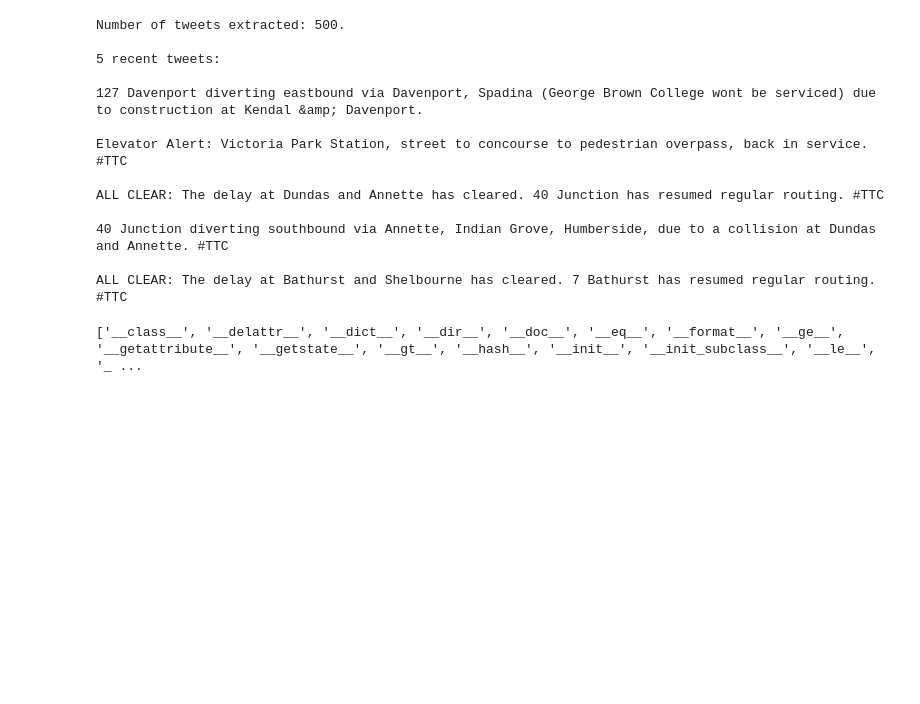
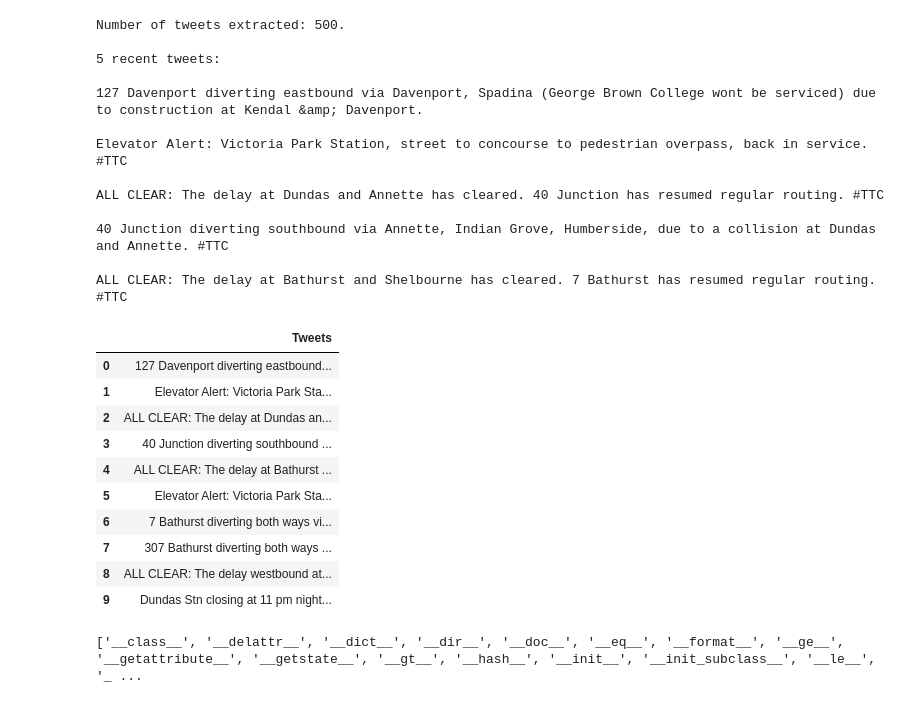
Before and after one commit to myles/notebooks-2020, a Jupyter notebook: 2017-09-17-sentiment-analysis-of-tweets/ttcnotices.ipynb, the cells around one changed output. Cells and saved outputs as stored; diff of their text form; code cells hidden in the pictures; blank space fills up the shorter version.

```diff
--- a/2017-09-17-sentiment-analysis-of-tweets/ttcnotices.ipynb
+++ b/2017-09-17-sentiment-analysis-of-tweets/ttcnotices.ipynb
@@ -60,6 +60,24 @@ ALL CLEAR: The delay at Dundas and Annette has cleared. 40 Junction has resumed
 40 Junction diverting southbound via Annette, Indian Grove, Humberside, due to a collision at Dundas and Annette. #TTC
 
 ALL CLEAR: The delay at Bathurst and Shelbourne has cleared. 7 Bathurst has resumed regular routing. #TTC
+# %%
+# We create a pandas dataframe as follows:
+data = pd.DataFrame(data=[tweet.text for tweet in tweets], columns=['Tweets'])
+
+# We display the first 10 elements of the dataframe:
+display(data.head(10))
+# %% [output]
+|  | Tweets |
+| 0 | 127 Davenport diverting eastbound... |
+| 1 | Elevator Alert: Victoria Park Sta... |
+| 2 | ALL CLEAR: The delay at Dundas an... |
+| 3 | 40 Junction diverting southbound ... |
+| 4 | ALL CLEAR: The delay at Bathurst ... |
+| 5 | Elevator Alert: Victoria Park Sta... |
+| 6 | 7 Bathurst diverting both ways vi... |
+| 7 | 307 Bathurst diverting both ways ... |
+| 8 | ALL CLEAR: The delay westbound at... |
+| 9 | Dundas Stn closing at 11 pm night... |
 # %%
 # Internal methods of a single tweet object:
 print(dir(tweets[0]))
```
Also changed, not shown: parts of 8 cells of this notebook.
